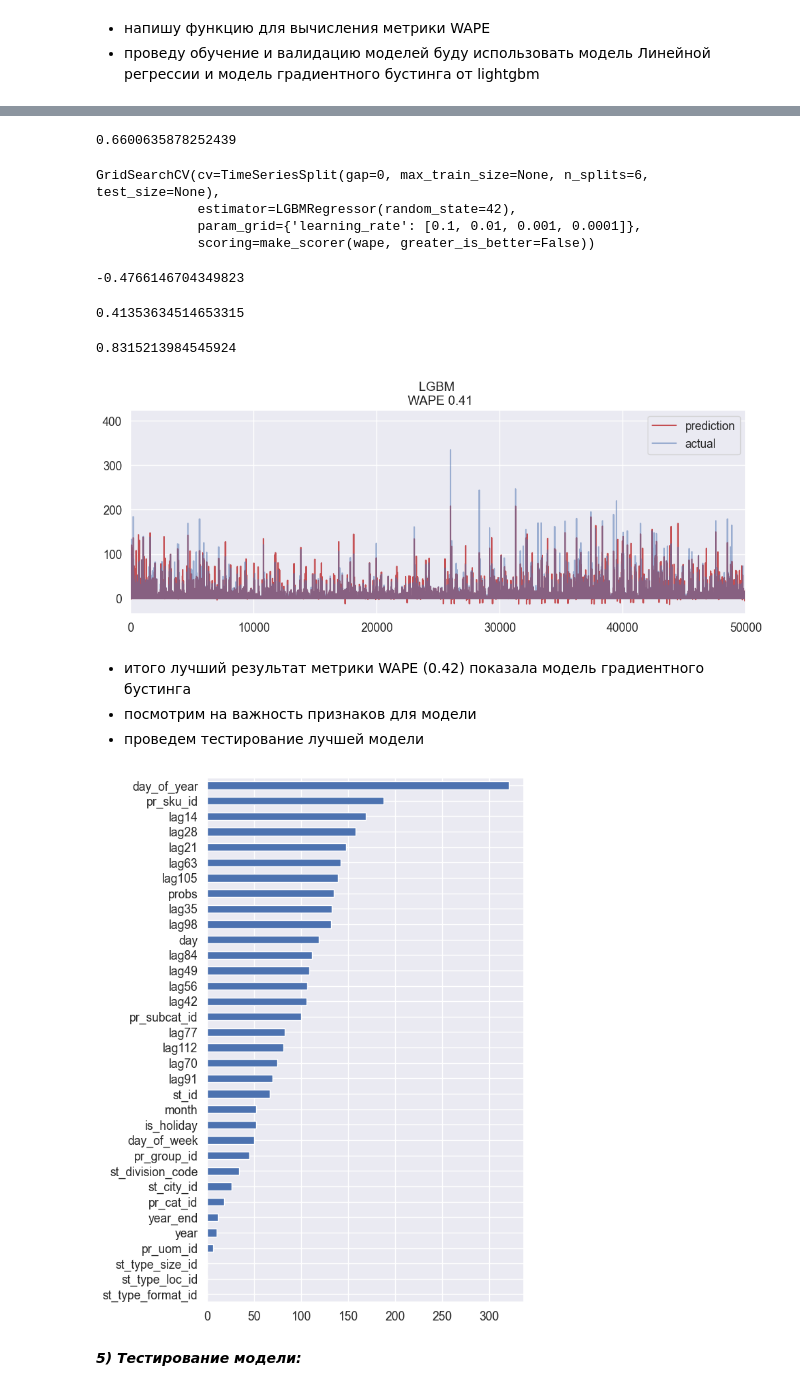
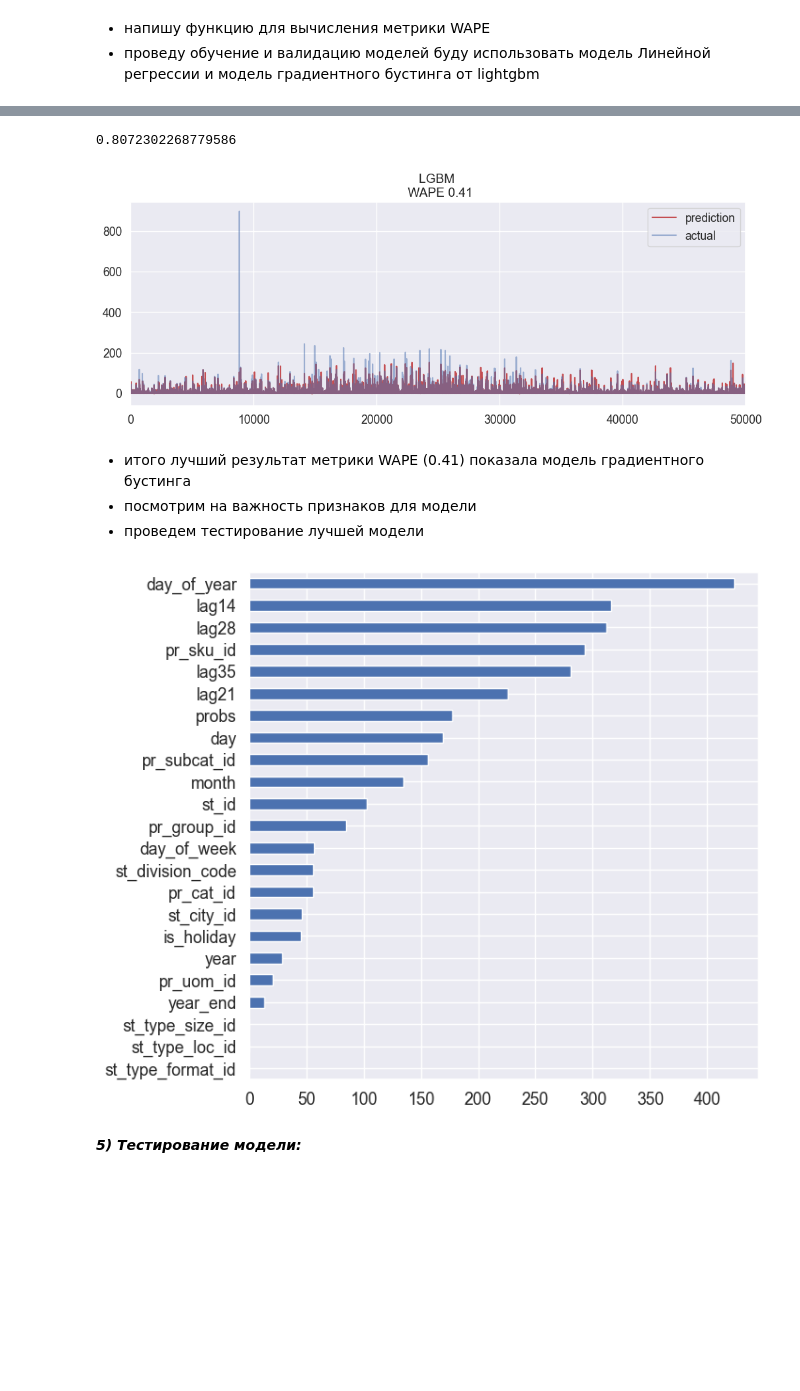
Before and after one commit to AndreiChernovJr/DS, a Jupyter notebook: lenta1.ipynb, the cells around one changed output, grey strips where cells are left out. Saved outputs shown, nothing was run; the diff lists cells and outputs as text; code cells hidden in the pictures; blank space fills up the shorter version.

```diff
--- a/lenta1.ipynb
+++ b/lenta1.ipynb
@@ -997,6 +990,8 @@ data = data.sort_values(by=['date', 'st_id', 'pr_sku_id'])
 # %% [markdown]
 - получу признаки с лагами целевой переменной
 # %%
-for n in range(14, 113, 7):
-    data[f'lag{n}'] = data.pr_sales_in_units\
+data.index = data.date
+for n in range(14, 36, 7):
+    data[f'lag{n}'] = data.target\
         .shift(data.date.value_counts().values[0]*n)
+data.dropna(inplace=True)
@@ -1012,3 +1001,6 @@ True
 # %%
-train_data = data[data.date<='2023-07-04']
-test_data = data[data.date>'2023-07-04']
+train_data = data[data.date<='2023-07-18']
+test_data = data[data.date>'2023-07-18']
+X = train_data.drop('target' , axis=1)
+y = train_data.target
+X_train, X_val, y_train, y_val = train_test_split(X, y, shuffle=False, test_size=0.2)
@@ -1018,8 +1007,7 @@ y = train_data.pr_sales_in_units
 # %% [markdown]
 - теперь наши данные необходимо закодировать и нормальзовать
 # %%
-nums = ['lag14', 'lag21', 'lag28', 'lag35', 'lag42', 'lag49', 'lag56', 'lag63',
-    'lag70', 'lag77', 'lag84', 'lag91', 'lag98', 'lag105', 'lag112', 'probs']
+nums = ['lag14', 'lag21', 'lag28', 'lag35', 'probs']
 cats = ['st_id', 'pr_sku_id', 'pr_group_id', 'pr_cat_id', 'pr_subcat_id', 'pr_uom_id', 'st_city_id',
     'st_division_code', 'st_type_format_id', 'st_type_loc_id', 'st_type_size_id', 'is_holiday',
     'month', 'day_of_week', 'day_of_year', 'day', 'year_end', 'year']
@@ -1087,6 +1057,7 @@ from sklearn.linear_model import ElasticNet
 # %%
-en = ElasticNet()
-parametrs = {'l1_ratio': [0, 0.5, 1]}
-en_grid = GridSearchCV(en, parametrs, scoring=score, cv=tscv)
-en_grid.fit(X_train, y_train)
+lgbm = LGBMRegressor(random_state=random_state)
+parametrs = {'learning_rate': [0.1, 0.01, 0.001, 0.0001]}
+lgbm_grid = GridSearchCV(lgbm, parametrs, scoring=score, cv=tscv)
+lgbm_grid.fit(X_train, y_train)
+wape(y_val, lgbm_grid.best_estimator_.predict(X_val))
 # %% [output]
@@ -1096,20 +1065,4 @@ GridSearchCV(cv=TimeSeriesSplit(gap=0, max_train_size=None, n_splits=6, test_siz
 # %%
-wape(y_val, en_grid.best_estimator_.predict(X_val))
+r2_score(y_val, lgbm_grid.best_estimator_.predict(X_val))
 # %% [output]
-0.6600635878252439
+0.8072302268779586
-# %%
-lgbm = LGBMRegressor(random_state=random_state)
-parametrs = {#'max_depth': [5, 7, 10, 15],
-#'n_estimators': [10, 20, 50, 100],
-'learning_rate': [0.1, 0.01, 0.001, 0.0001]}
-lgbm_grid = GridSearchCV(lgbm, parametrs, scoring=score, cv=tscv)
-lgbm_grid.fit(X_train, y_train)
-# %% [output]
-GridSearchCV(cv=TimeSeriesSplit(gap=0, max_train_size=None, n_splits=6, test_size=None),
-             estimator=LGBMRegressor(random_state=42),
-             param_grid={'learning_rate': [0.1, 0.01, 0.001, 0.0001]},
-             scoring=make_scorer(wape, greater_is_better=False))
-# %%
-lgbm_grid.best_score_
-# %% [output]
--0.4766146704349823
@@ -1118,28 +1069,20 @@ lgbm_preds = lgbm_grid.best_estimator_.predict(X_val)
-# %%
-wape(y_val, lgbm_preds)
-# %% [output]
-0.41353634514653315
-# %%
-r2_score(y_val, lgbm_preds)
-# %% [output]
-0.8315213984545924
 # %%
 plt.figure(figsize=(12, 4))
 plt.xlim(0, 50000)
-plt.plot(lgbm_preds, 'r', label='prediction')
+plt.plot(lgbm_grid.best_estimator_.predict(X_val), 'r', label='prediction')
 plt.plot(y_val.values, label='actual', alpha=0.5)
 plt.legend(loc='best')
-plt.title('LGBM \n WAPE {}'.format(round(wape(y_val, lgbm_preds), 2)))
+plt.title('LGBM \n WAPE {}'.format(round(wape(y_val, lgbm_grid.best_estimator_.predict(X_val)), 2)))
 plt.grid(True)
 # %% [output]
-[figure, old version]
+[figure, new version]
 # %% [markdown]
-- итого лучший результат метрики WAPE (0.42) показала модель градиентного бустинга
+- итого лучший результат метрики WAPE (0.41) показала модель градиентного бустинга
 - посмотрим на важность признаков для модели
 - проведем тестирование лучшей модели
 # %%
 pd.DataFrame(data={'score': lgbm_grid.best_estimator_.feature_importances_},
                       index=X_train.columns).sort_values(by='score').plot(kind='barh', grid=True,
-                                               figsize=(6,10), legend=False);
+                                               figsize=(7, 7), legend=False);
 # %% [output]
-[figure, old version]
+[figure, new version]
```
Also changed, not shown: parts of 95 cells of this notebook.
